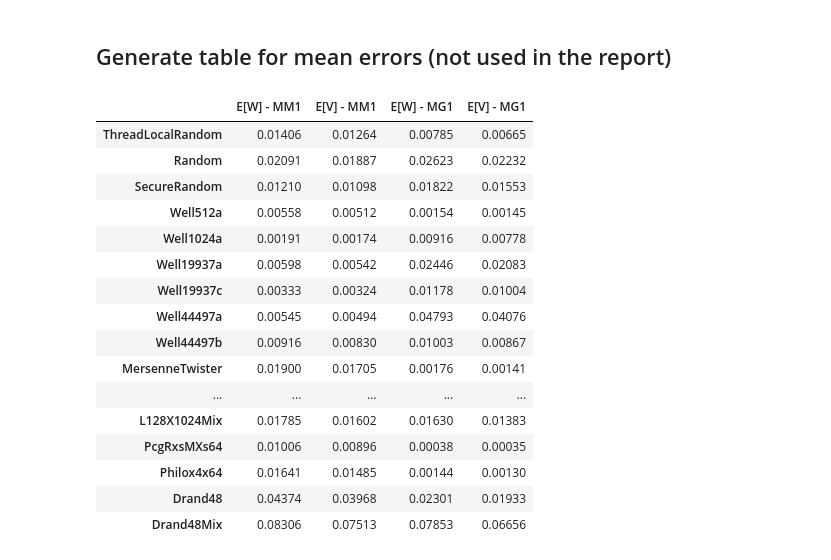
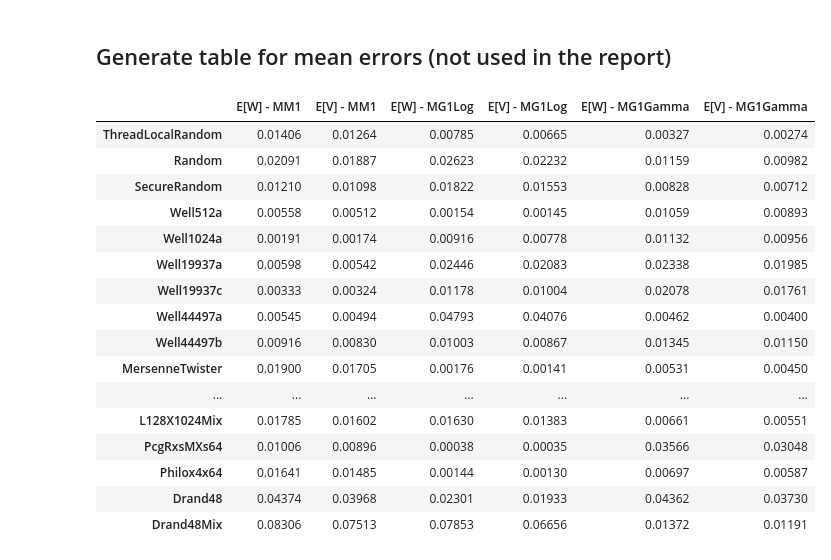
Before and after one commit to A-Herzog/PRNG-DES-Benchmarks, a Jupyter notebook: Results2.ipynb, the cells around one changed output. Drawn from its saved outputs; the diff is of its cells as text; code cells hidden in the pictures.

```diff
--- a/Results2.ipynb
+++ b/Results2.ipynb
@@ -49,5 +51,7 @@ def color_all(fig):
 # %%
 EW1 = [(df_MM1rho90[df_MM1rho90["rng_mode"] == generator]["EW"] - 810) / 810 * 100 for generator in generators]
 EW2 = [(df_MM1rho95[df_MM1rho95["rng_mode"] == generator]["EW"] - 1805) / 1805 * 100 for generator in generators]
-EW3 = [(df_MG1rho90[df_MG1rho90["rng_mode"] == generator]["EW"] - 506.25) / 506.25 * 100 for generator in generators]
-EW4 = [(df_MG1rho95[df_MG1rho95["rng_mode"] == generator]["EW"] - 1105) / 1105 * 100 for generator in generators]
+EW3Log = [(df_MG1LogRho90[df_MG1LogRho90["rng_mode"] == generator]["EW"] - 506.25) / 506.25 * 100 for generator in generators]
+EW3Gamma = [(df_MG1GammaRho90[df_MG1GammaRho90["rng_mode"] == generator]["EW"] - 506.25) / 506.25 * 100 for generator in generators]
+EW4Log = [(df_MG1LogRho95[df_MG1LogRho95["rng_mode"] == generator]["EW"] - 1105) / 1105 * 100 for generator in generators]
+EW4Gamma = [(df_MG1GammaRho95[df_MG1GammaRho95["rng_mode"] == generator]["EW"] - 1105) / 1105 * 100 for generator in generators]
@@ -95,24 +148,32 @@ color_all(fig)
 # %%
 iqr_MM1_90=[]
 iqr_MM1_95=[]
-iqr_MG1_90=[]
-iqr_MG1_95=[]
+iqr_MG1Log_90=[]
+iqr_MG1Log_95=[]
+iqr_MG1Gamma_90=[]
+iqr_MG1Gamma_95=[]
 
 for i, generator in enumerate(generators):
     q1, q3 = np.quantile(EW1[i], [0.25, 0.75])
     iqr_MM1_90.append(q3 - q1)
     q1, q3 = np.quantile(EW2[i], [0.25, 0.75])
     iqr_MM1_95.append(q3 - q1)
-    q1, q3 = np.quantile(EW3[i], [0.25, 0.75])
-    iqr_MG1_90.append(q3 - q1)
-    q1, q3 = np.quantile(EW4[i], [0.25, 0.75])
-    iqr_MG1_95.append(q3 - q1)
+    q1, q3 = np.quantile(EW3Log[i], [0.25, 0.75])
+    iqr_MG1Log_90.append(q3 - q1)
+    q1, q3 = np.quantile(EW4Log[i], [0.25, 0.75])
+    iqr_MG1Log_95.append(q3 - q1)
+    q1, q3 = np.quantile(EW3Gamma[i], [0.25, 0.75])
+    iqr_MG1Gamma_90.append(q3 - q1)
+    q1, q3 = np.quantile(EW4Gamma[i], [0.25, 0.75])
+    iqr_MG1Gamma_95.append(q3 - q1)
 
 df_iqr=pd.DataFrame({
     "M/M/1, rho=90%": iqr_MM1_90,
     "M/M/1, rho=95%": iqr_MM1_95,
-    "M/G/1, rho=90%": iqr_MG1_90,
-    "M/G/1, rho=95%": iqr_MG1_95
+    "M/G/1, (log), rho=90%": iqr_MG1Log_90,
+    "M/G/1, (log), rho=95%": iqr_MG1Log_95,
+    "M/G/1, (gamma), rho=90%": iqr_MG1Gamma_90,
+    "M/G/1, (gamma), rho=95%": iqr_MG1Gamma_95
 }, index=generators)
 # %% [markdown]
 All values are percent points.
@@ -153,45 +230,54 @@ print(np.max(iqr_MG1_95[:23]))
 # %%
 d = {}
 
 df = df_MM1rho90
 EW_error = []
 EV_error = []
 for generator in generators:
     EW_error.append(round(abs(df[df["rng_mode"] == generator]["EW"].mean() - 810) / 810 * 100, 5))
     EV_error.append(round(abs(df[df["rng_mode"] == generator]["EV"].mean() - 900) / 900 * 100, 5))
 d["E[W] - MM1"] = EW_error
 d["E[V] - MM1"] = EV_error
 
-df = df_MG1rho90
+df = df_MG1LogRho90
 EW_error = []
 EV_error = []
 for generator in generators:
     EW_error.append(round(abs(df[df["rng_mode"] == generator]["EW"].mean() - 506.25) / 506.25 * 100, 5))
     EV_error.append(round(abs(df[df["rng_mode"] == generator]["EV"].mean() - 596.25) / 596.25 * 100, 5))
-d["E[W] - MG1"] = EW_error
-d["E[V] - MG1"] = EV_error
+d["E[W] - MG1Log"] = EW_error
+d["E[V] - MG1Log"] = EV_error
+
+df = df_MG1GammaRho90
+EW_error = []
+EV_error = []
+for generator in generators:
+    EW_error.append(round(abs(df[df["rng_mode"] == generator]["EW"].mean() - 506.25) / 506.25 * 100, 5))
+    EV_error.append(round(abs(df[df["rng_mode"] == generator]["EV"].mean() - 596.25) / 596.25 * 100, 5))
+d["E[W] - MG1Gamma"] = EW_error
+d["E[V] - MG1Gamma"] = EV_error
 
 df_mean = pd.DataFrame(d, index=generators)
 
 df_mean
 # %% [output]
-|  | E[W] - MM1 | E[V] - MM1 | E[W] - MG1 | E[V] - MG1 |
-| ThreadLocalRandom | 0.01406 | 0.01264 | 0.00785 | 0.00665 |
-| Random | 0.02091 | 0.01887 | 0.02623 | 0.02232 |
-| SecureRandom | 0.01210 | 0.01098 | 0.01822 | 0.01553 |
-| Well512a | 0.00558 | 0.00512 | 0.00154 | 0.00145 |
-| Well1024a | 0.00191 | 0.00174 | 0.00916 | 0.00778 |
-| Well19937a | 0.00598 | 0.00542 | 0.02446 | 0.02083 |
-| Well19937c | 0.00333 | 0.00324 | 0.01178 | 0.01004 |
-| Well44497a | 0.00545 | 0.00494 | 0.04793 | 0.04076 |
-| Well44497b | 0.00916 | 0.00830 | 0.01003 | 0.00867 |
-| MersenneTwister | 0.01900 | 0.01705 | 0.00176 | 0.00141 |
-| ... | ... | ... | ... | ... |
-| L128X1024Mix | 0.01785 | 0.01602 | 0.01630 | 0.01383 |
-| PcgRxsMXs64 | 0.01006 | 0.00896 | 0.00038 | 0.00035 |
-| Philox4x64 | 0.01641 | 0.01485 | 0.00144 | 0.00130 |
-| Drand48 | 0.04374 | 0.03968 | 0.02301 | 0.01933 |
-| Drand48Mix | 0.08306 | 0.07513 | 0.07853 | 0.06656 |
+|  | E[W] - MM1 | E[V] - MM1 | E[W] - MG1Log | E[V] - MG1Log | E[W] - MG1Gamma | E[V] - MG1Gamma |
+| ThreadLocalRandom | 0.01406 | 0.01264 | 0.00785 | 0.00665 | 0.00327 | 0.00274 |
+| Random | 0.02091 | 0.01887 | 0.02623 | 0.02232 | 0.01159 | 0.00982 |
+| SecureRandom | 0.01210 | 0.01098 | 0.01822 | 0.01553 | 0.00828 | 0.00712 |
+| Well512a | 0.00558 | 0.00512 | 0.00154 | 0.00145 | 0.01059 | 0.00893 |
+| Well1024a | 0.00191 | 0.00174 | 0.00916 | 0.00778 | 0.01132 | 0.00956 |
+| Well19937a | 0.00598 | 0.00542 | 0.02446 | 0.02083 | 0.02338 | 0.01985 |
+| Well19937c | 0.00333 | 0.00324 | 0.01178 | 0.01004 | 0.02078 | 0.01761 |
+| Well44497a | 0.00545 | 0.00494 | 0.04793 | 0.04076 | 0.00462 | 0.00400 |
+| Well44497b | 0.00916 | 0.00830 | 0.01003 | 0.00867 | 0.01345 | 0.01150 |
+| MersenneTwister | 0.01900 | 0.01705 | 0.00176 | 0.00141 | 0.00531 | 0.00450 |
+| ... | ... | ... | ... | ... | ... | ... |
+| L128X1024Mix | 0.01785 | 0.01602 | 0.01630 | 0.01383 | 0.00661 | 0.00551 |
+| PcgRxsMXs64 | 0.01006 | 0.00896 | 0.00038 | 0.00035 | 0.03566 | 0.03048 |
+| Philox4x64 | 0.01641 | 0.01485 | 0.00144 | 0.00130 | 0.00697 | 0.00587 |
+| Drand48 | 0.04374 | 0.03968 | 0.02301 | 0.01933 | 0.04362 | 0.03730 |
+| Drand48Mix | 0.08306 | 0.07513 | 0.07853 | 0.06656 | 0.01372 | 0.01191 |
 # %%
 
 s = df_mean.style.format("{:.3f}\\,\\%").set_caption("Mean Error (in \\%)").set_table_styles([{
```
Also changed, not shown: parts of 12 cells of this notebook, 15 other files.
